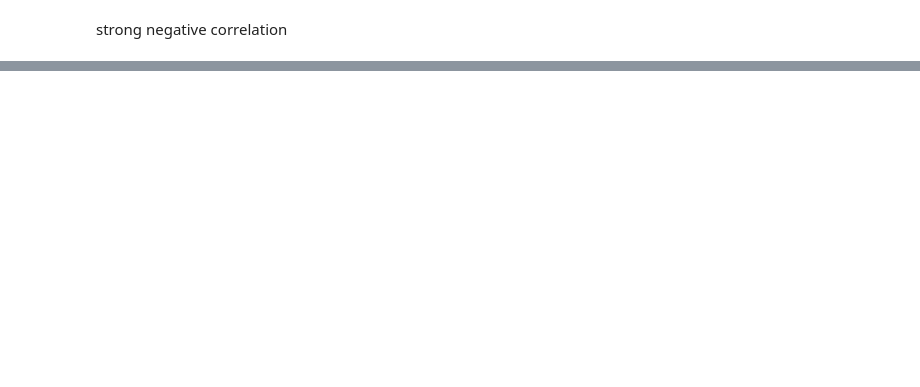
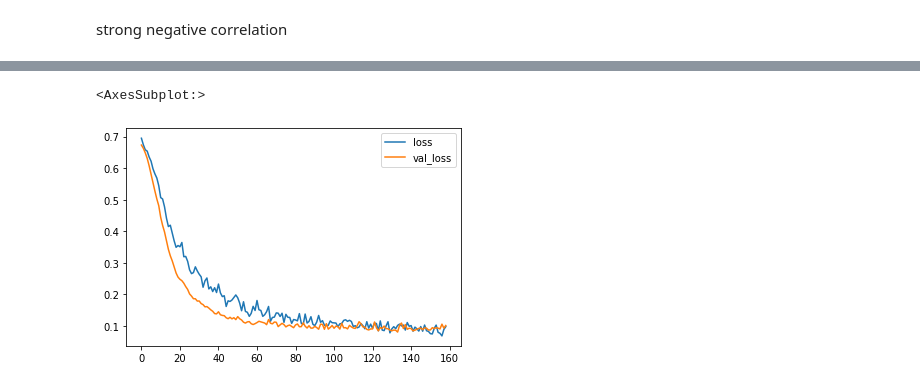
Before and after one commit to sridharanramesh/sridharanramesh, a Jupyter notebook: Machine Learning/Tensorflow Practice - Cancer Classification.ipynb, the cells around one changed output, grey strips where cells are left out. Cells and saved outputs as stored; diff of their text form; code cells hidden in the pictures; blank space fills up the shorter version.

```diff
--- a/Machine Learning/Tensorflow Practice - Cancer Classification.ipynb
+++ b/Machine Learning/Tensorflow Practice - Cancer Classification.ipynb
@@ -49,0 +179,20 @@ from tensorflow.keras.layers import Dense, Dropout
+# %%
+# copy-paste to train a new model instead of re-training old model
+model = Sequential()
+
+model.add(Dense(30,activation='relu'))
+
+# adding Dropout
+# rate: fraction of neurons that we will drop during each batch/epoch. Never use 1. Usually between 0.2 and 0.5
+model.add(Dropout(0.5))
+
+model.add(Dense(15,activation='relu'))
+# random subselection of neurons will be dropped.
+model.add(Dropout(0.5))
+
+# Binary classification problem. We want sigmoid function for last layer.
+model.add(Dense(1,activation='sigmoid'))
+
+model.compile(loss='binary_crossentropy',optimizer='adam')
+# %%
+model.fit(x=X_train, y=y_train, epochs=600, validation_data=(X_test,y_test),callbacks=[early_stop])
@@ -49,0 +218,6 @@ from tensorflow.keras.layers import Dense, Dropout
+# %%
+newlosses = pd.DataFrame(model.history.history)
+newlosses.plot()
+# %% [output]
+<AxesSubplot:>
+[figure, added]
```
Also changed, not shown: parts of 26 cells of this notebook.
